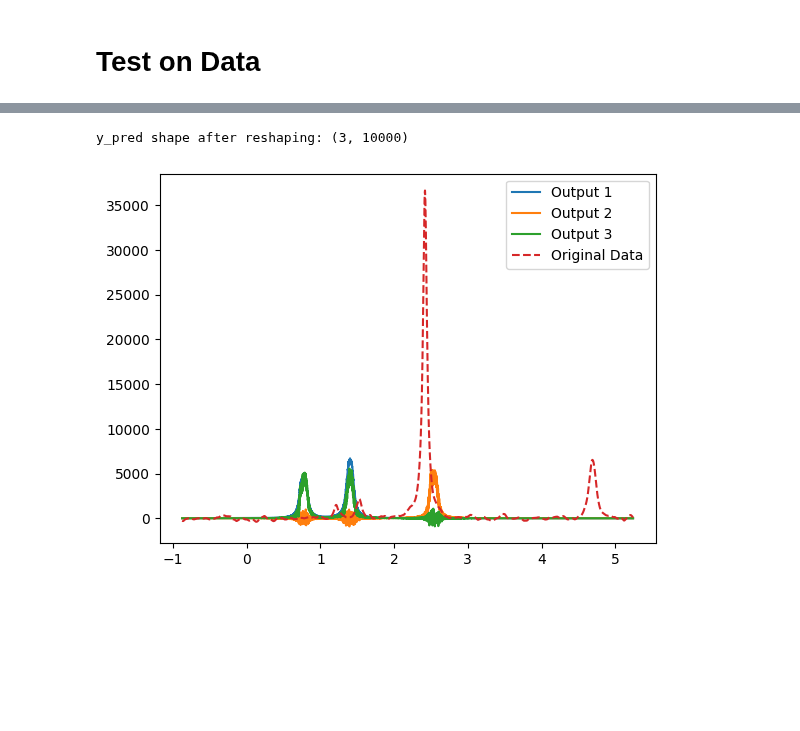
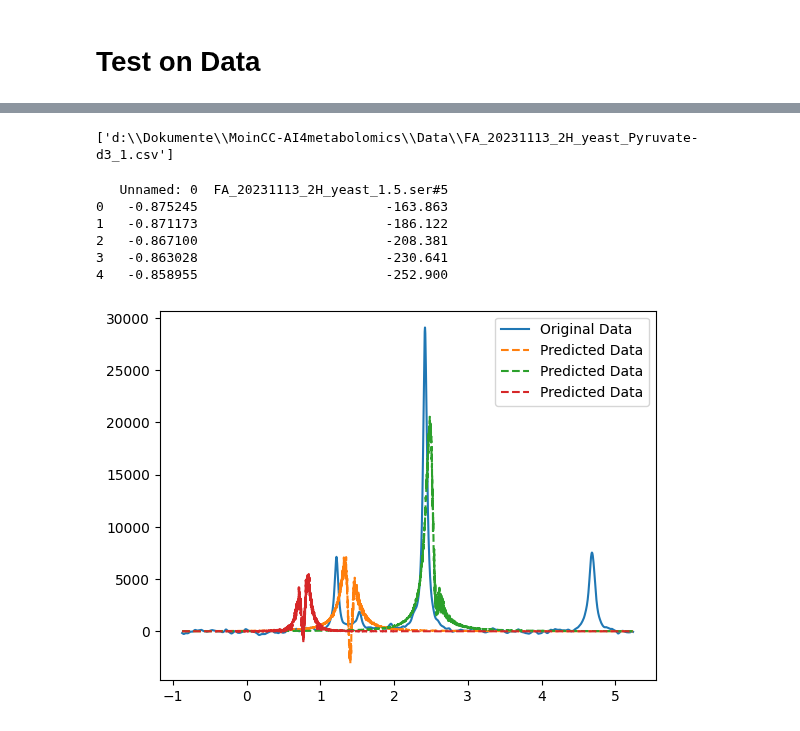
Before and after one commit to RATFIVE/MoinCC-AI4metabolomics, a Jupyter notebook: NMRQNet/ImplementingNeuralNetwork.ipynb, the cells around one changed output, grey strips where cells are left out. Cells and saved outputs as stored; diff of their text form; code cells hidden in the pictures; blank space fills up the shorter version.

```diff
--- a/NMRQNet/ImplementingNeuralNetwork.ipynb
+++ b/NMRQNet/ImplementingNeuralNetwork.ipynb
@@ -668,16 +659,54 @@ y_train_pred_reshaped shape: (2400, 10000)
-# %%
-
-# Überprüfen der neuen Form
-print(f'y_pred shape after reshaping: {y_pred.shape}')
-
-# Plotten der Daten
-for i in range(3):
-    y_pred_sample = y_pred[i, :]  # Zugriff auf die erste Probe und die i-te Ausgabe
-    plt.plot(x, y_pred_sample, label=f'Output {i+1}')
-plt.plot(x, y, label='Original Data', linestyle='--')
-
-plt.legend()
-plt.show()
-# %% [output]
-y_pred shape after reshaping: (3, 10000)
-[figure, removed]
+# %%
+path_list
+# %% [output]
+['d:\\Dokumente\\MoinCC-AI4metabolomics\\Data\\FA_20231113_2H_yeast_Pyruvate-d3_1.csv']
+# %%
+df = pd.read_csv(path_list[0])
+df['sum'] = df.iloc[:,1:].sum(axis=1)
+x = df.iloc[:,0]
+y = df.iloc[:, 1]
+
+# fill the data
+df_fill = df.iloc[:, [0, 5]]
+print(df_fill.head())
+
+# interpolate the data
+df_interpolated = interpolate_to_shape(df_fill.iloc[:, 0], df_fill.iloc[:, 1], spectrum_lenth=5000)
+
+x_val = df_interpolated.iloc[:, 0]
+y_val = df_interpolated.iloc[:, 1]
+
+# scale the data
+y_val_sc = data_scaler.transform(y_val.values.reshape(1, -1))
+# print(y_val_sc.shape)
+
+# convert to tensor
+y_val_tensor = torch.Tensor(y_val_sc).to(device)
+
+# predict the data
+target_val_pred = predict(model, y_val_tensor)
+
+# bring the data back to the cpu
+target_val_pred = target_val_pred.cpu().detach().numpy()
+
+# rescale the data
+target_val_pred_rescaled = target_scaler.inverse_transform(target_val_pred)
+
+# reshape the data
+target_val_pred = target_val_pred_rescaled.reshape(target_val_pred_rescaled.shape[0], len(pyruvate_list), -1)
+# %% [output]
+   Unnamed: 0  FA_20231113_2H_yeast_1.5.ser#5
+0   -0.875245                        -163.863
+1   -0.871173                        -186.122
+2   -0.867100                        -208.381
+3   -0.863028                        -230.641
+4   -0.858955                        -252.900
+# %%
+# plot the data
+plt.plot(x_val, y_val, '-', label='Original Data')
+for i in range(target_val_pred.shape[1]):
+    plt.plot(x_val, target_val_pred[0, i, :], '--', label='Predicted Data')
+plt.legend()
+plt.show()
+# %% [output]
+[figure, added]
```
Also changed, not shown: parts of 19 cells of this notebook.
